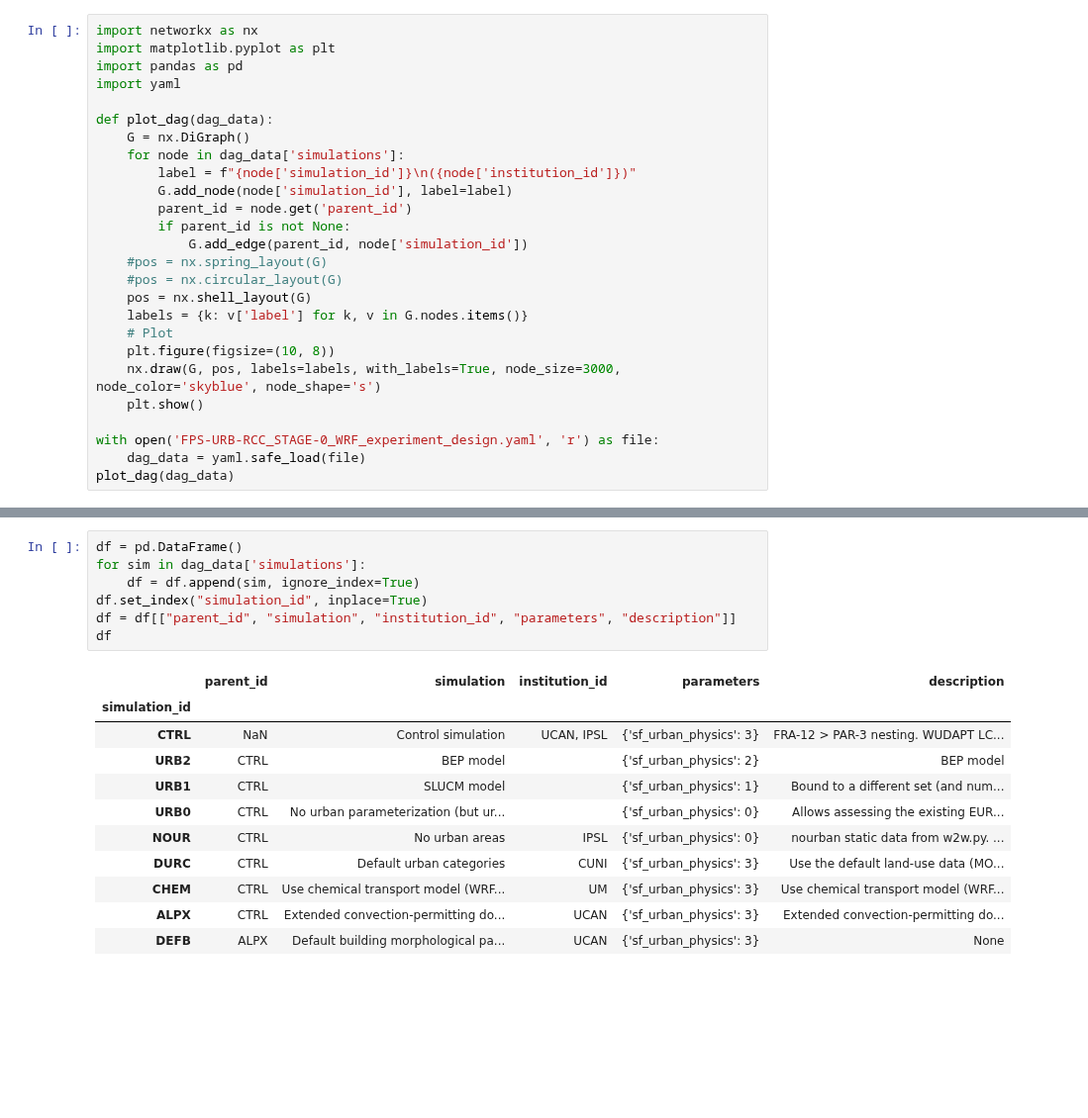
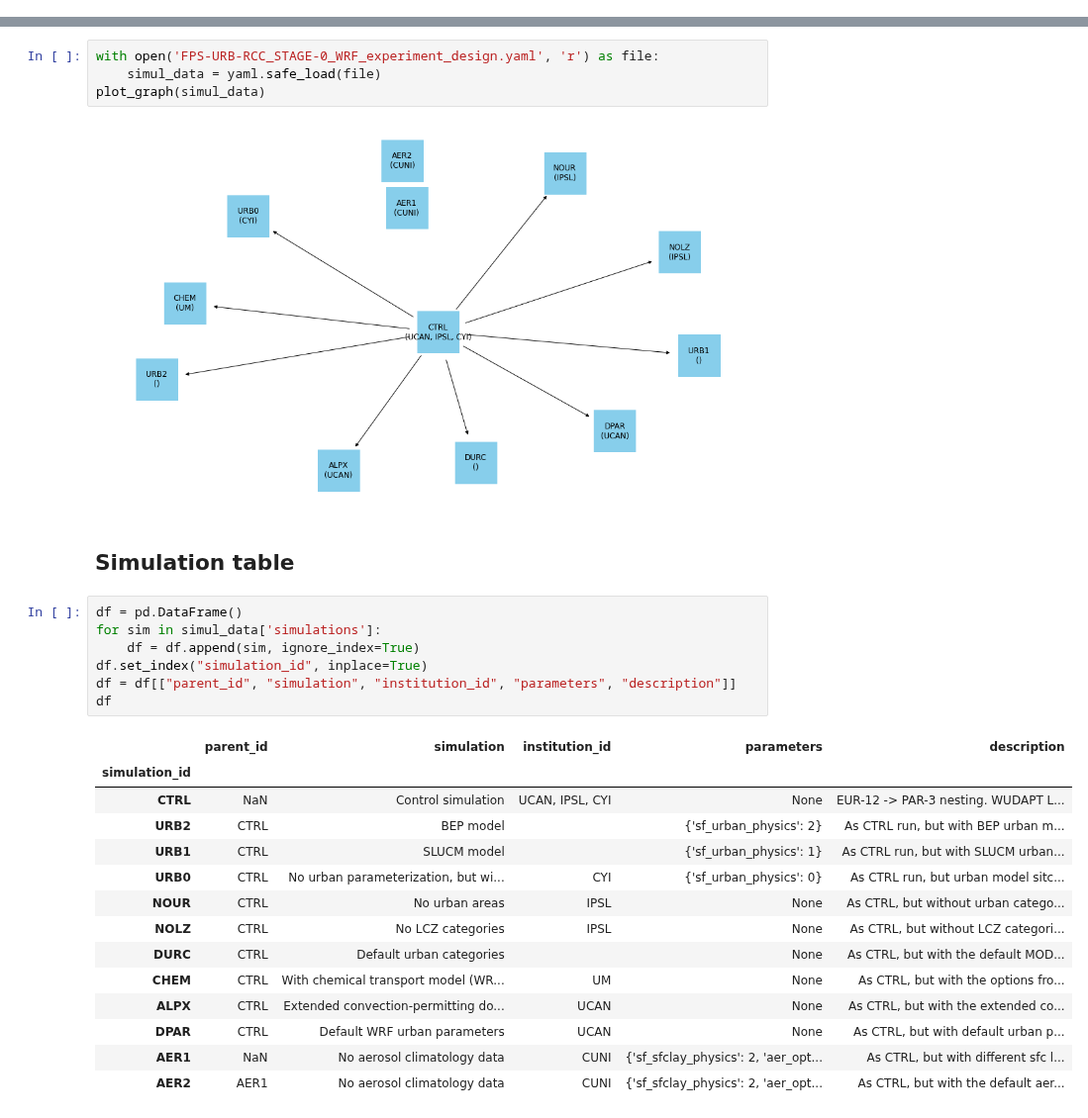
Before and after one commit to CORDEX-WRF-community/fps-urb-rcc, a Jupyter notebook: STAGE-0/exp_design.ipynb, the cells around one changed output, grey strips where cells are left out. Shown at 99% size. Drawn from its saved outputs; the diff is of its cells as text; blank space fills up the shorter version.

Commit message:
Drop parameters not changed wrt CTRL. Update notebook

```diff
--- a/STAGE-0/exp_design.ipynb
+++ b/STAGE-0/exp_design.ipynb
@@ -1,26 +0,0 @@
-# %%
-import networkx as nx
-import matplotlib.pyplot as plt
-import pandas as pd
-import yaml
-
-def plot_dag(dag_data):
-    G = nx.DiGraph()
-    for node in dag_data['simulations']:
-        label = f"{node['simulation_id']}\n({node['institution_id']})"
-        G.add_node(node['simulation_id'], label=label)
-        parent_id = node.get('parent_id')
-        if parent_id is not None:
-            G.add_edge(parent_id, node['simulation_id'])
-    #pos = nx.spring_layout(G)
-    #pos = nx.circular_layout(G)
-    pos = nx.shell_layout(G)
-    labels = {k: v['label'] for k, v in G.nodes.items()}
-    # Plot
-    plt.figure(figsize=(10, 8))
-    nx.draw(G, pos, labels=labels, with_labels=True, node_size=3000, node_color='skyblue', node_shape='s')
-    plt.show()
-
-with open('FPS-URB-RCC_STAGE-0_WRF_experiment_design.yaml', 'r') as file:
-    dag_data = yaml.safe_load(file)
-plot_dag(dag_data)
@@ -29,19 +32,30 @@ plot_dag(dag_data)
+# %%
+with open('FPS-URB-RCC_STAGE-0_WRF_experiment_design.yaml', 'r') as file:
+    simul_data = yaml.safe_load(file)
+plot_graph(simul_data)
+# %% [output]
+[figure, added]
+# %% [markdown]
+## Simulation table
 # %%
 df = pd.DataFrame()
-for sim in dag_data['simulations']:
+for sim in simul_data['simulations']:
     df = df.append(sim, ignore_index=True)
 df.set_index("simulation_id", inplace=True)
 df = df[["parent_id", "simulation", "institution_id", "parameters", "description"]]
 df
 # %% [output]
 |  | parent_id | simulation | institution_id | parameters | description |
 | simulation_id |  |  |  |  |  |
-| CTRL | NaN | Control simulation | UCAN, IPSL | {'sf_urban_physics': 3} | FRA-12 > PAR-3 nesting. WUDAPT LC... |
-| URB2 | CTRL | BEP model |  | {'sf_urban_physics': 2} | BEP model |
-| URB1 | CTRL | SLUCM model |  | {'sf_urban_physics': 1} | Bound to a different set (and num... |
-| URB0 | CTRL | No urban parameterization (but ur... |  | {'sf_urban_physics': 0} | Allows assessing the existing EUR... |
-| NOUR | CTRL | No urban areas | IPSL | {'sf_urban_physics': 0} | nourban static data from w2w.py. ... |
-| DURC | CTRL | Default urban categories | CUNI | {'sf_urban_physics': 3} | Use the default land-use data (MO... |
-| CHEM | CTRL | Use chemical transport model (WRF... | UM | {'sf_urban_physics': 3} | Use chemical transport model (WRF... |
-| ALPX | CTRL | Extended convection-permitting do... | UCAN | {'sf_urban_physics': 3} | Extended convection-permitting do... |
-| DEFB | ALPX | Default building morphological pa... | UCAN | {'sf_urban_physics': 3} | None |
+| CTRL | NaN | Control simulation | UCAN, IPSL, CYI | None | EUR-12 -> PAR-3 nesting. WUDAPT L... |
+| URB2 | CTRL | BEP model |  | {'sf_urban_physics': 2} | As CTRL run, but with BEP urban m... |
+| URB1 | CTRL | SLUCM model |  | {'sf_urban_physics': 1} | As CTRL run, but with SLUCM urban... |
+| URB0 | CTRL | No urban parameterization, but wi... | CYI | {'sf_urban_physics': 0} | As CTRL run, but urban model sitc... |
+| NOUR | CTRL | No urban areas | IPSL | None | As CTRL, but without urban catego... |
+| NOLZ | CTRL | No LCZ categories | IPSL | None | As CTRL, but without LCZ categori... |
+| DURC | CTRL | Default urban categories |  | None | As CTRL, but with the default MOD... |
+| CHEM | CTRL | With chemical transport model (WR... | UM | None | As CTRL, but with the options fro... |
+| ALPX | CTRL | Extended convection-permitting do... | UCAN | None | As CTRL, but with the extended co... |
+| DPAR | CTRL | Default WRF urban parameters | UCAN | None | As CTRL, but with default urban p... |
+| AER1 | NaN | No aerosol climatology data | CUNI | {'sf_sfclay_physics': 2, 'aer_opt... | As CTRL, but with different sfc l... |
+| AER2 | AER1 | No aerosol climatology data | CUNI | {'sf_sfclay_physics': 2, 'aer_opt... | As CTRL, but with the default aer... |
```
Also changed, not shown: parts of 5 cells of this notebook, 1 other file.
